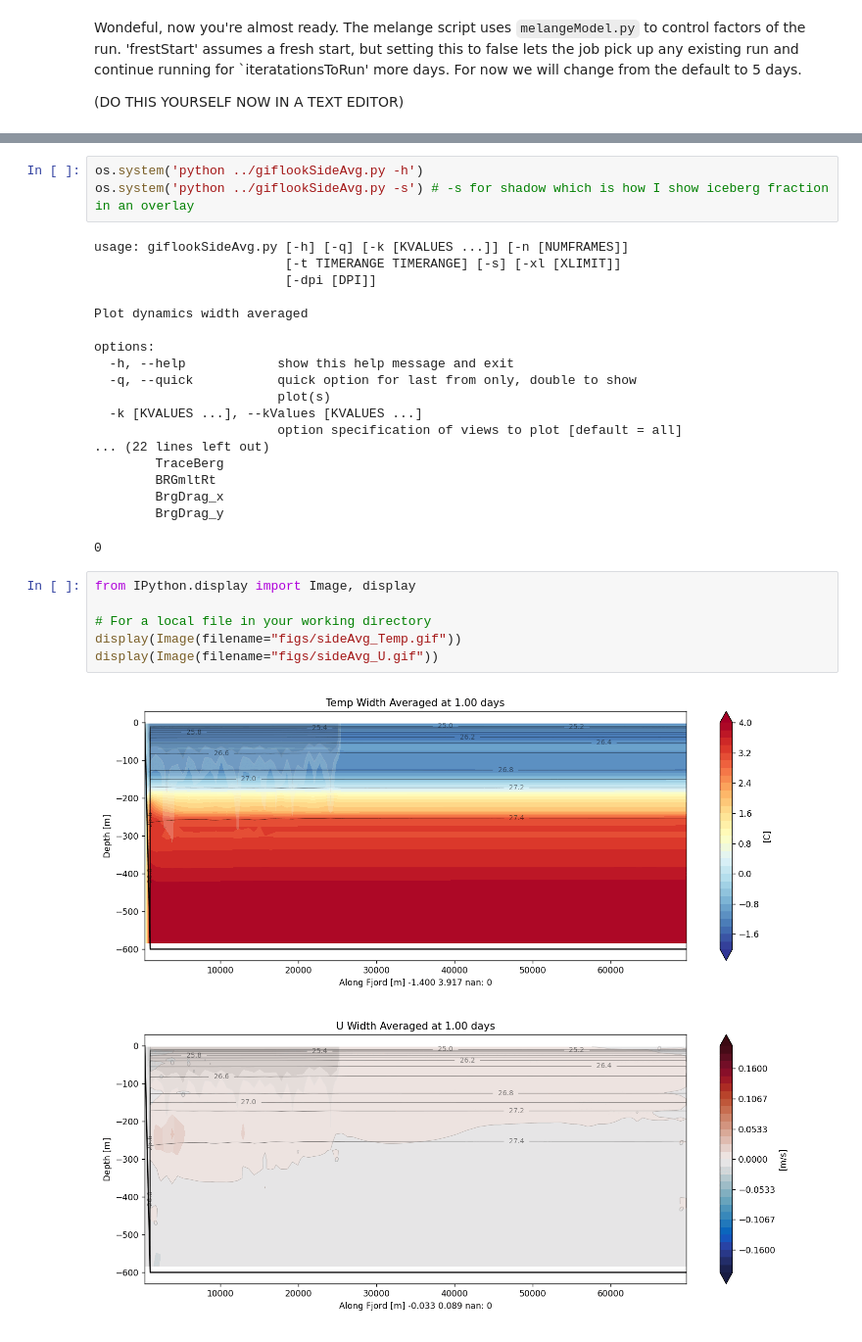
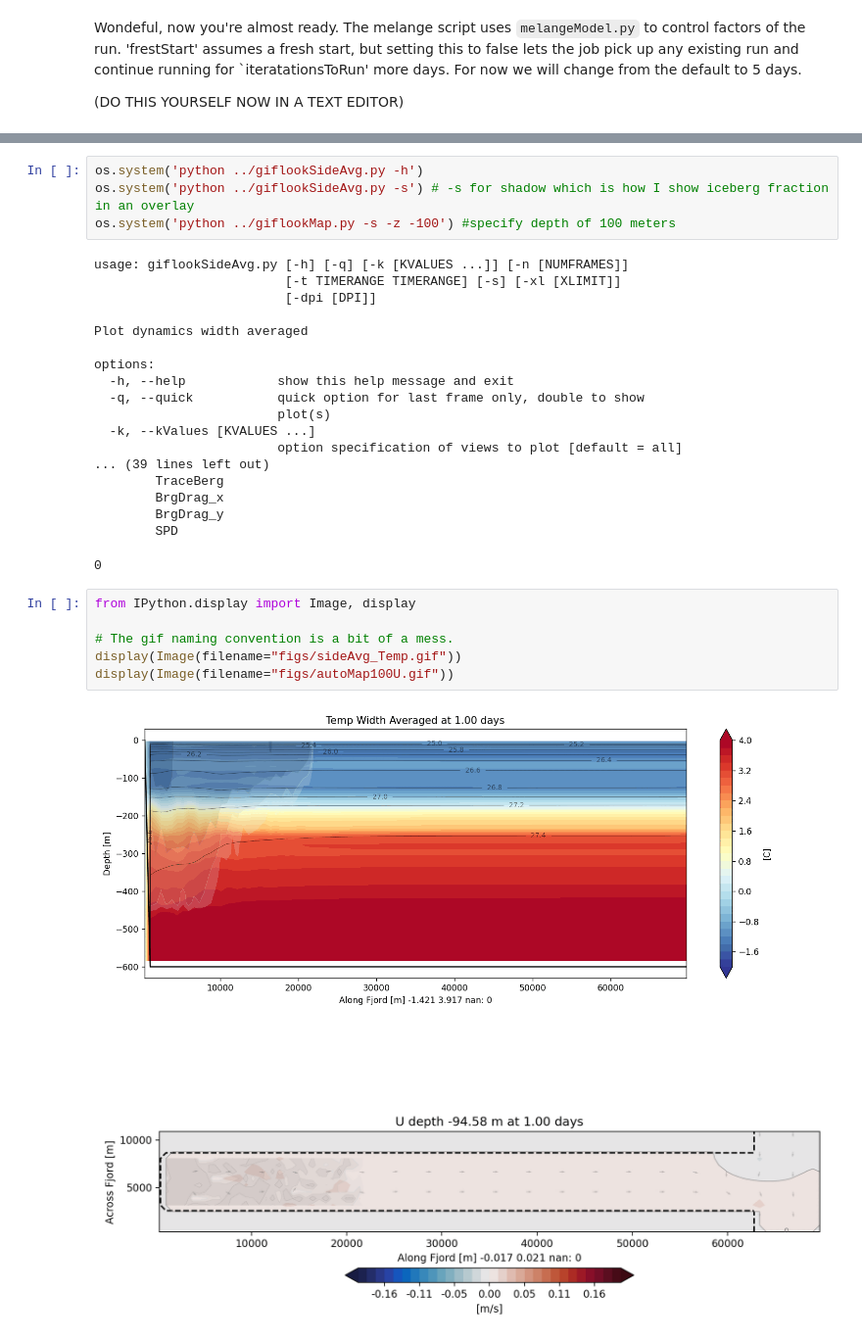
Before and after one commit to somonesummers/MITgcmSandbox, a Jupyter notebook: example.ipynb, the cells around one changed output, grey strips where cells are left out. Shown at 98% size. Cells and saved outputs as stored; diff of their text form.

```diff
--- a/example.ipynb
+++ b/example.ipynb
@@ -378,6 +371,7 @@
 # %%
 os.system('python ../giflookSideAvg.py -h')
 os.system('python ../giflookSideAvg.py -s') # -s for shadow which is how I show iceberg fraction in an overlay
+os.system('python ../giflookMap.py -s -z -100') #specify depth of 100 meters
 # %% [output]
 usage: giflookSideAvg.py [-h] [-q] [-k [KVALUES ...]] [-n [NUMFRAMES]]
                          [-t TIMERANGE TIMERANGE] [-s] [-xl [XLIMIT]]
@@ -387,22 +381,22 @@ Plot dynamics width averaged
 
 options:
   -h, --help            show this help message and exit
-  -q, --quick           quick option for last from only, double to show
+  -q, --quick           quick option for last frame only, double to show
                         plot(s)
-  -k [KVALUES ...], --kValues [KVALUES ...]
+  -k, --kValues [KVALUES ...]
                         option specification of views to plot [default = all]
-... (22 lines left out)
+... (39 lines left out)
         TraceBerg
-        BRGmltRt
         BrgDrag_x
         BrgDrag_y
+        SPD
 0
 # %%
 from IPython.display import Image, display
 
-# For a local file in your working directory
+# The gif naming convention is a bit of a mess.
 display(Image(filename="figs/sideAvg_Temp.gif"))
-display(Image(filename="figs/sideAvg_U.gif"))
+display(Image(filename="figs/autoMap100U.gif"))
 # %% [output]
-[figure, old version]
+[figure, new version]
-[figure, old version]
+[figure, new version]
```
Also changed, not shown: parts of 5 cells of this notebook, 3 other files.
